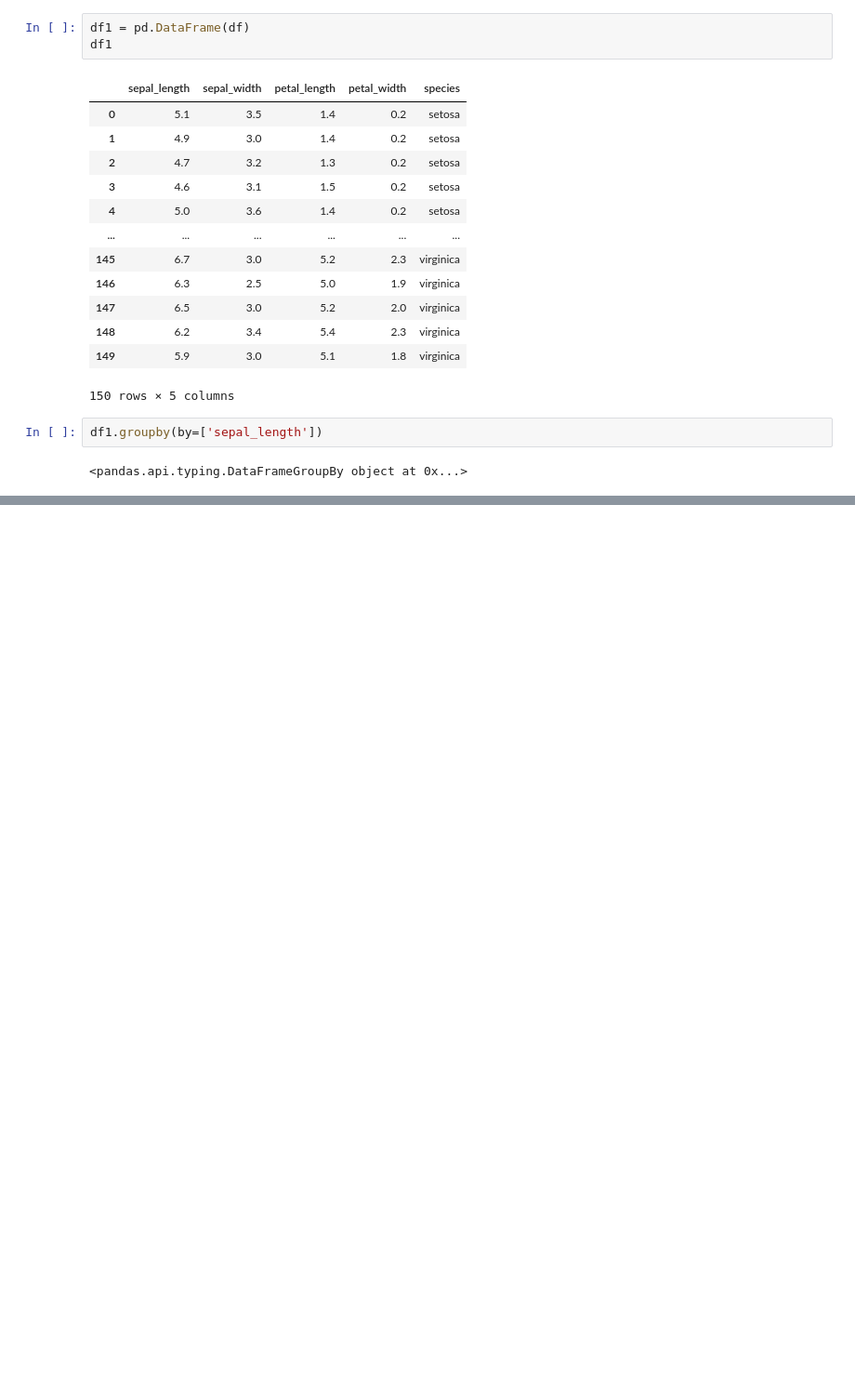
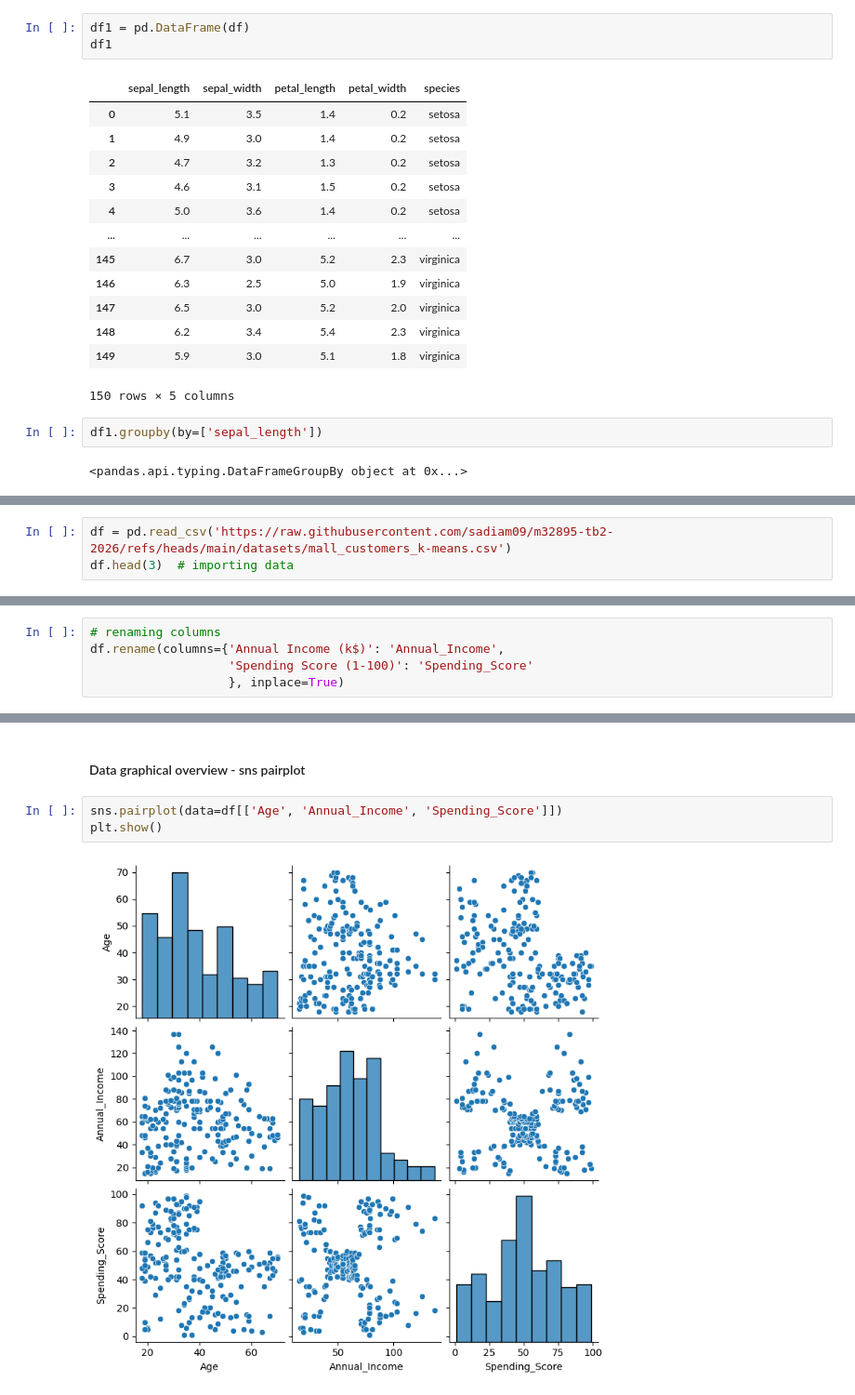
Before and after one commit to sadiam09/Beginner, a Jupyter notebook: jupyter_notebook/week_4.ipynb, the cells around one changed output, grey strips where cells are left out. Shown at 93% size. Drawn from its saved outputs; the diff is of its cells as text; blank space fills up the shorter version.

```diff
--- a/jupyter_notebook/week_4.ipynb
+++ b/jupyter_notebook/week_4.ipynb
@@ -267,0 +352,3 @@ plt.show()
+# %%
+df = pd.read_csv('https://raw.githubusercontent.com/sadiam09/m32895-tb2-2026/refs/heads/main/datasets/mall_customers_k-means.csv')
+df.head(3)  # importing data
@@ -267,0 +396,5 @@ plt.show()
+# %%
+# renaming columns
+df.rename(columns={'Annual Income (k$)': 'Annual_Income',
+                   'Spending Score (1-100)': 'Spending_Score'
+                   }, inplace=True)
@@ -267,0 +410,7 @@ plt.show()
+# %% [markdown]
+#### Data graphical overview - sns pairplot
+# %%
+sns.pairplot(data=df[['Age', 'Annual_Income', 'Spending_Score']])
+plt.show()
+# %% [output]
+[figure, added]
```
Also changed, not shown: parts of 52 cells of this notebook, 1 other file.
